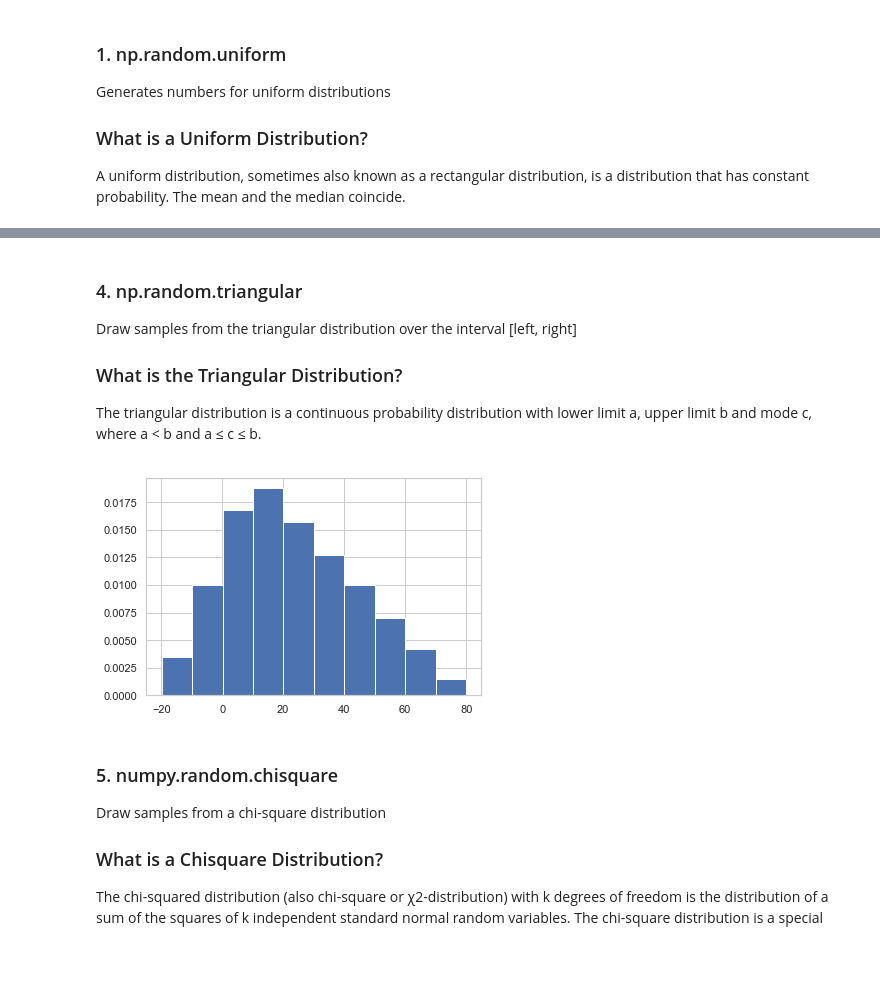
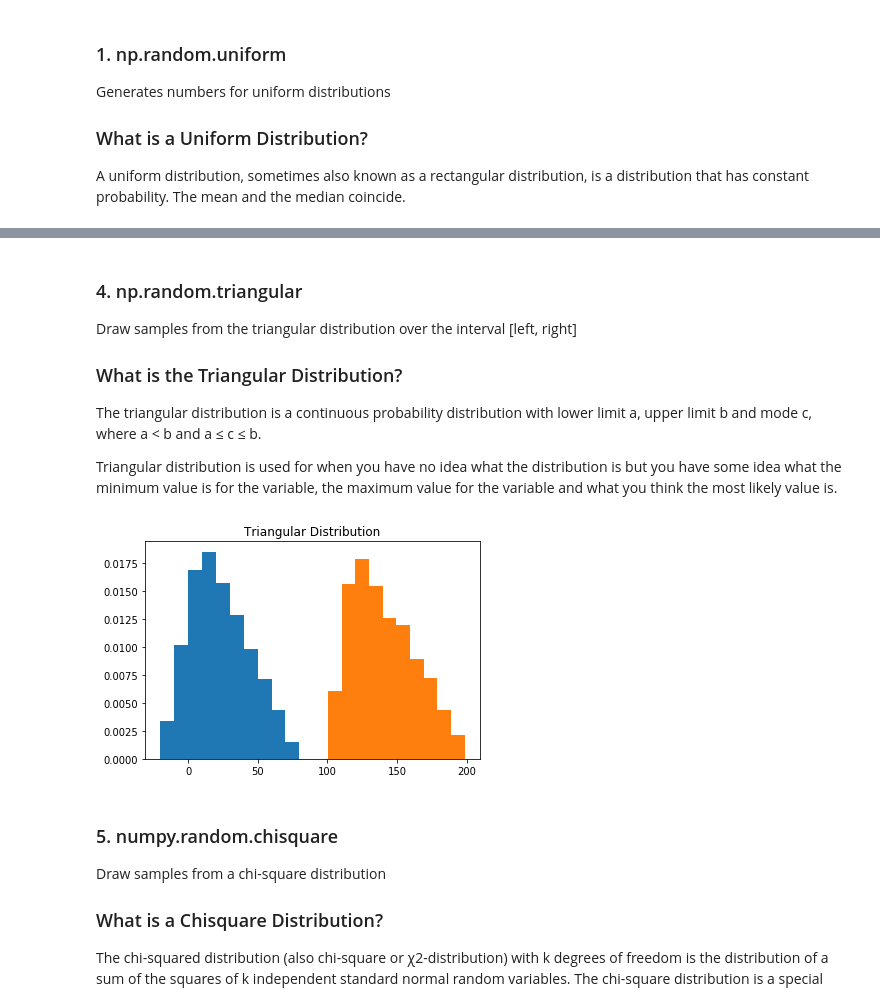
Before and after one commit to RitRa/Numpy_random, a Jupyter notebook: Distributions.ipynb, the cells around one changed output, grey strips where cells are left out. Cells and saved outputs as stored; diff of their text form; code cells hidden in the pictures; blank space fills up the shorter version.

```diff
--- a/Distributions.ipynb
+++ b/Distributions.ipynb
@@ -102,15 +99,23 @@ Draw samples from the triangular distribution over the interval [left, right]
 
 ### What is the Triangular Distribution?
 The triangular distribution is a continuous probability distribution with lower limit a, upper limit b and mode c, where a < b and a ≤ c ≤ b.
+
+Triangular distribution is used for when you have no idea what the distribution is but you have some idea what the minimum value is for the variable, the maximum value for the variable and what you think the most likely value is.
 # %%
-# Lower limit, mode, upper limit
+# np.random.triangular(Lower limit, mode, upper limit)
 z = np.random.triangular(-20, 10, 80, 100000)
 
+s = np.random.triangular(100, 120, 200, 1000)
+
+
 plt.hist(z, density=True)
+plt.hist(s, density=True)
+
+plt.title('Triangular Distribution')
 
 plt.show()
 # %% [output]
-[figure, old version]
+[figure, new version]
 # %% [markdown]
 ### 5. numpy.random.chisquare
 
```
Also changed, not shown: parts of 13 cells of this notebook, 1 other file.
